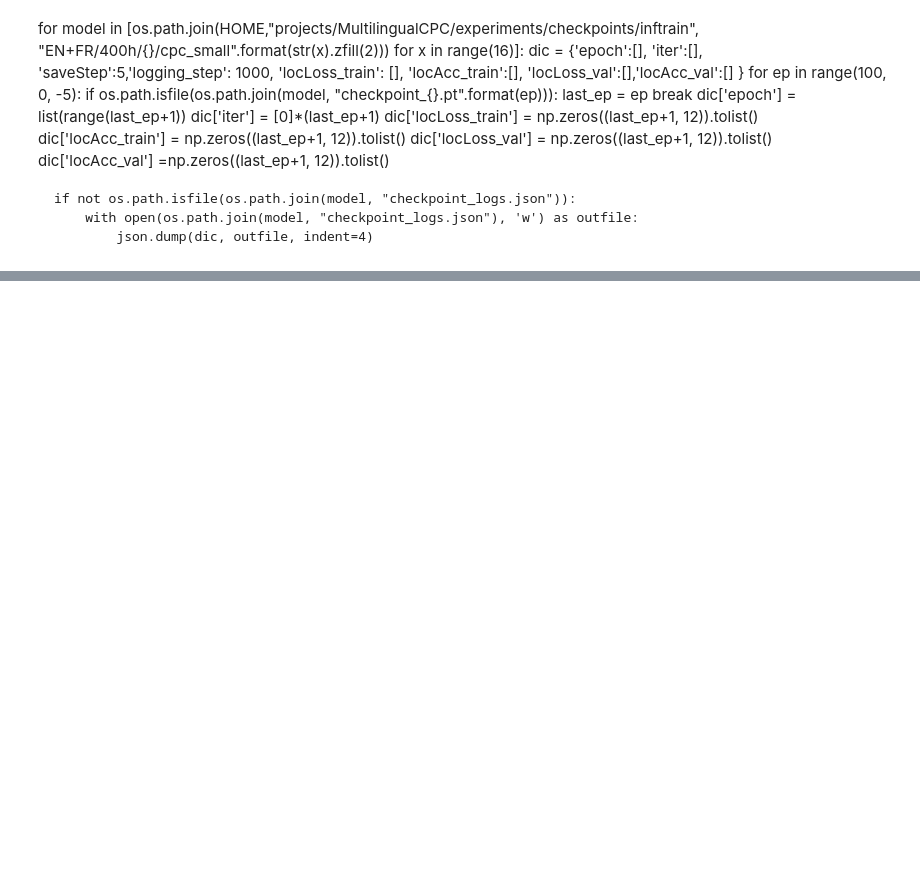
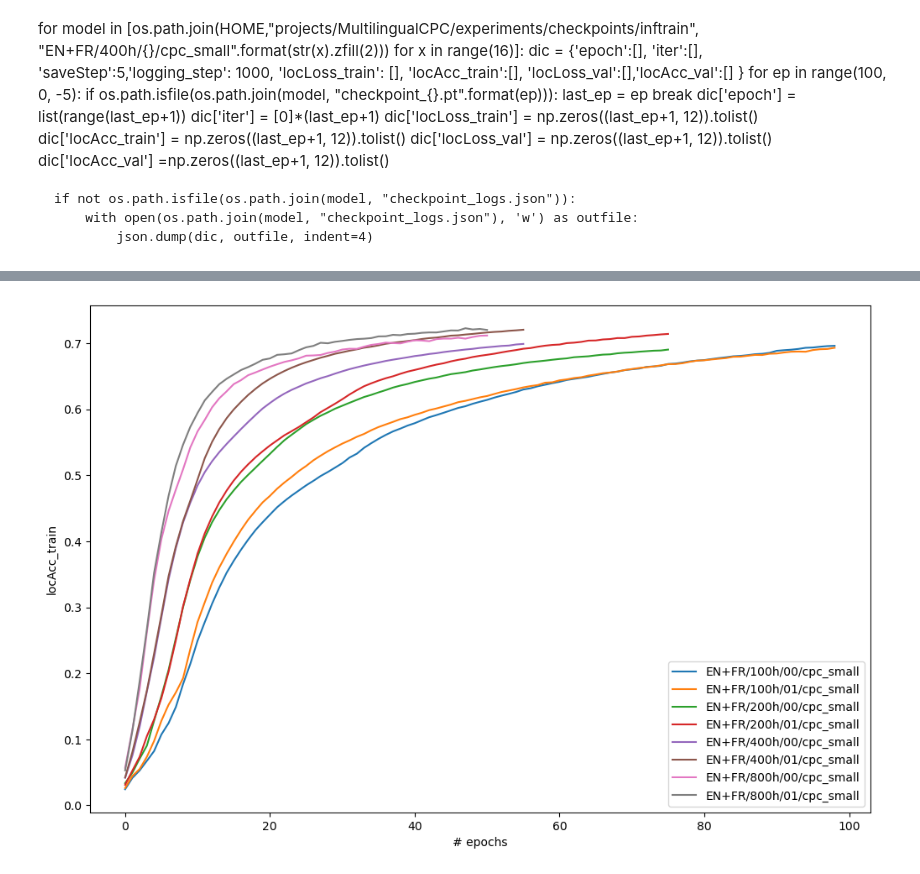
Before and after one commit to MarvinLvn/InfTrain, a Jupyter notebook: analysis/train_progress.ipynb, the cells around one changed output, grey strips where cells are left out. Cells and saved outputs as stored; diff of their text form; code cells hidden in the pictures; blank space fills up the shorter version.

```diff
--- a/analysis/train_progress.ipynb
+++ b/analysis/train_progress.ipynb
@@ -103,0 +102,5 @@ compare_plot_measures(log_list, log_names)
+# %%
+log_names = ["EN+FR/100h/{}/cpc_small".format(str(x).zfill(2)) for x in range(0, 2)]+ ["EN+FR/200h/{}/cpc_small".format(str(x).zfill(2)) for x in range(0, 2)]+["EN+FR/400h/{}/cpc_small".format(str(x).zfill(2)) for x in range(0, 2)]+["EN+FR/800h/{}/cpc_small".format(str(x).zfill(2)) for x in range(0, 2)]
+log_list=[get_log(x) for x in log_names]
+compare_plot_measures(log_list, log_names, measure_type='locAcc_train')
+# %% [output]
@@ -104,3 +108,4 @@ compare_plot_measures(log_list, log_names)
+[figure, added]
 # %%
 log_names = ["200h/{}/cpc_small".format(str(x).zfill(2)) for x in range(9)]
 log_list=[get_log(x,outer_checkpoints_dir="/linkhome/rech/genini01/ucv88ce/projects/InfTrain/InfTrain_models/EN/") for x in log_names]
```
Also changed, not shown: parts of 14 cells of this notebook, 3 other files.
